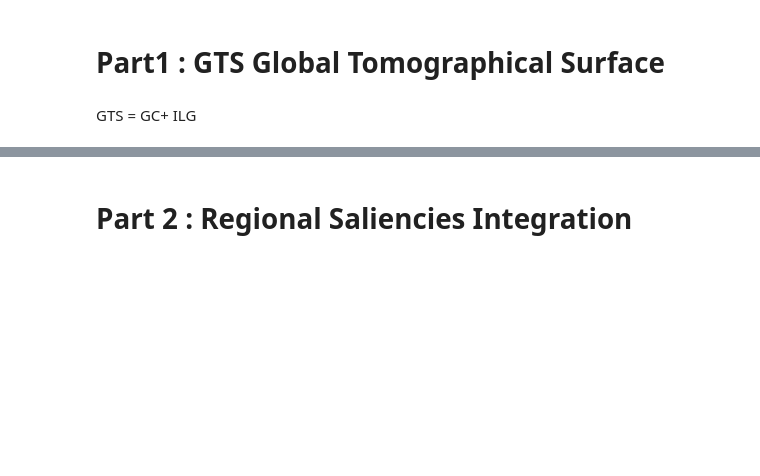
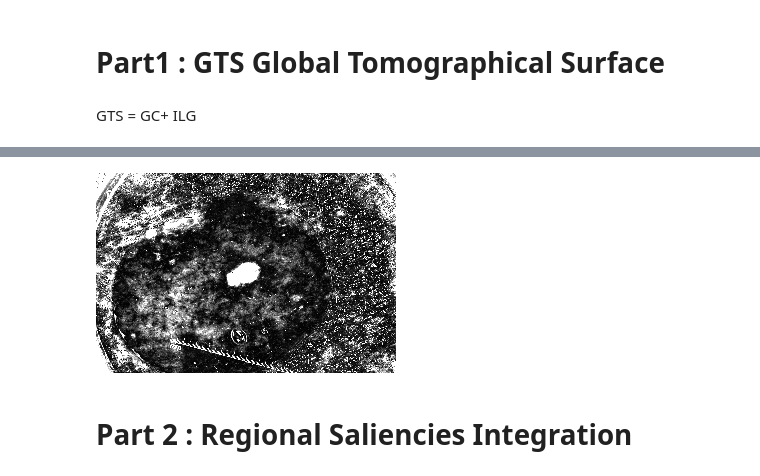
Before and after one commit to LaitNoisette/ISEP-Skin-Lesion-Classification, a Jupyter notebook: Saliency_Map.ipynb, the cells around one changed output, grey strips where cells are left out. Cells and saved outputs as stored; diff of their text form; code cells hidden in the pictures; blank space fills up the shorter version.

```diff
--- a/Saliency_Map.ipynb
+++ b/Saliency_Map.ipynb
@@ -310,3 +515,8 @@ imTestGTS=sGC+sILoG
+# %%
+saliencyMap.generateImGTS()
+imShowScale(saliencyMap.imGTS)
+# %% [output]
+[figure, added]
 # %% [markdown]
 # Part 2 : Regional Saliencies Integration
 # %% [markdown]
```
Also changed, not shown: parts of 37 cells of this notebook.
